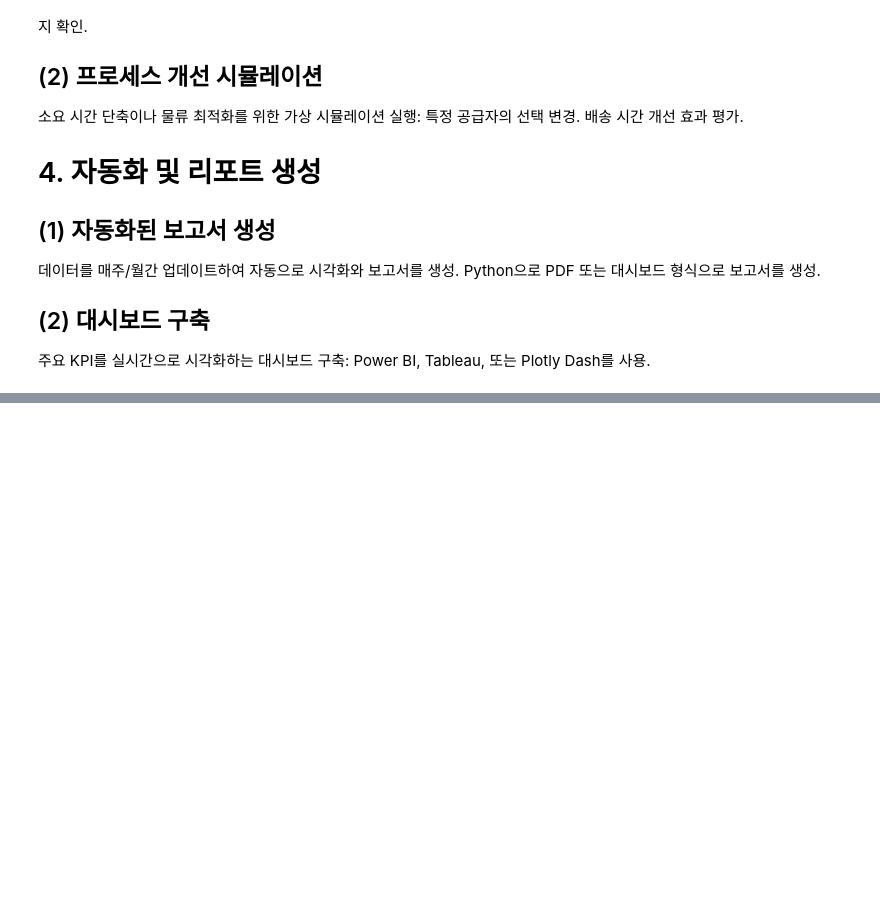
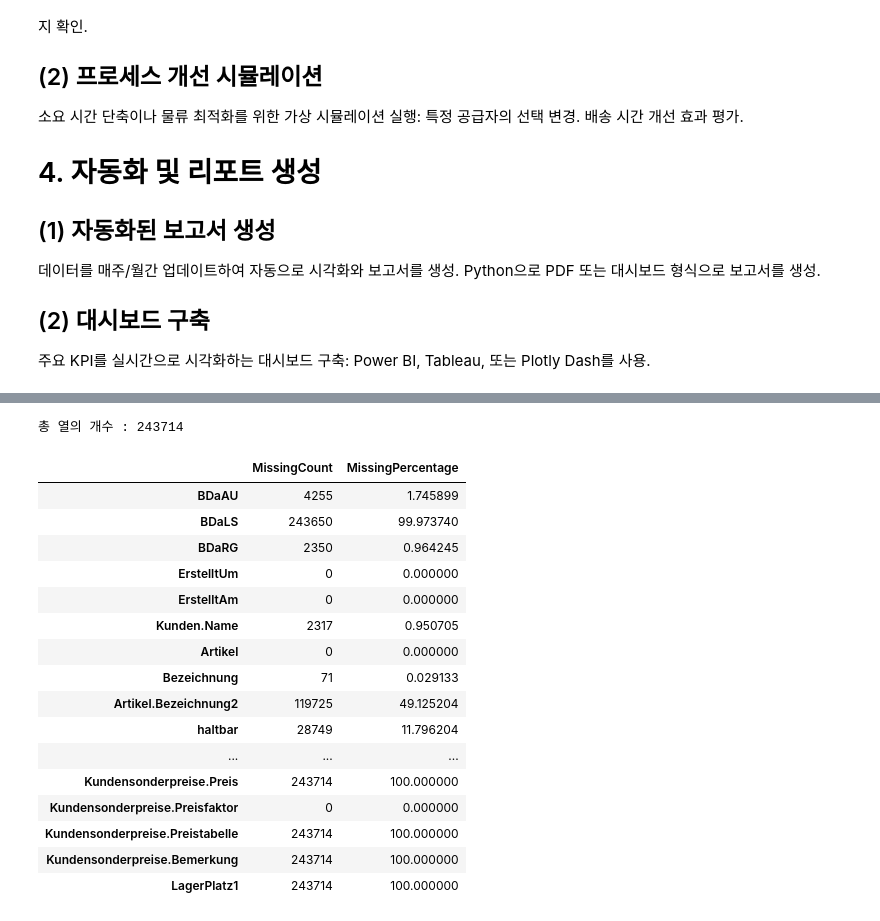
Before and after one commit to jisuseo/forecast_kimsasia, a Jupyter notebook: forecast_kimsasia.ipynb, the cells around one changed output, grey strips where cells are left out. Saved outputs shown, nothing was run; the diff lists cells and outputs as text; code cells hidden in the pictures; blank space fills up the shorter version.

```diff
--- a/forecast_kimsasia.ipynb
+++ b/forecast_kimsasia.ipynb
@@ -544,0 +598,24 @@ Power BI, Tableau, 또는 Plotly Dash를 사용.
+# %%
+missing_values_summary_dem = dataset_dem.isnull().sum().to_frame("MissingCount")
+missing_values_summary_dem["MissingPercentage"] = (missing_values_summary_dem["MissingCount"] / total_rows_dem) * 100
+print("총 열의 개수 :", total_rows_dem)
+missing_values_summary_dem
+# %% [output]
+총 열의 개수 : 243714
+|  | MissingCount | MissingPercentage |
+| BDaAU | 4255 | 1.745899 |
+| BDaLS | 243650 | 99.973740 |
+| BDaRG | 2350 | 0.964245 |
+| ErstelltUm | 0 | 0.000000 |
+| ErstelltAm | 0 | 0.000000 |
+| Kunden.Name | 2317 | 0.950705 |
+| Artikel | 0 | 0.000000 |
+| Bezeichnung | 71 | 0.029133 |
+| Artikel.Bezeichnung2 | 119725 | 49.125204 |
+| haltbar | 28749 | 11.796204 |
+| ... | ... | ... |
+| Kundensonderpreise.Preis | 243714 | 100.000000 |
+| Kundensonderpreise.Preisfaktor | 0 | 0.000000 |
+| Kundensonderpreise.Preistabelle | 243714 | 100.000000 |
+| Kundensonderpreise.Bemerkung | 243714 | 100.000000 |
+| LagerPlatz1 | 243714 | 100.000000 |
```
Also changed, not shown: parts of 21 cells of this notebook.
